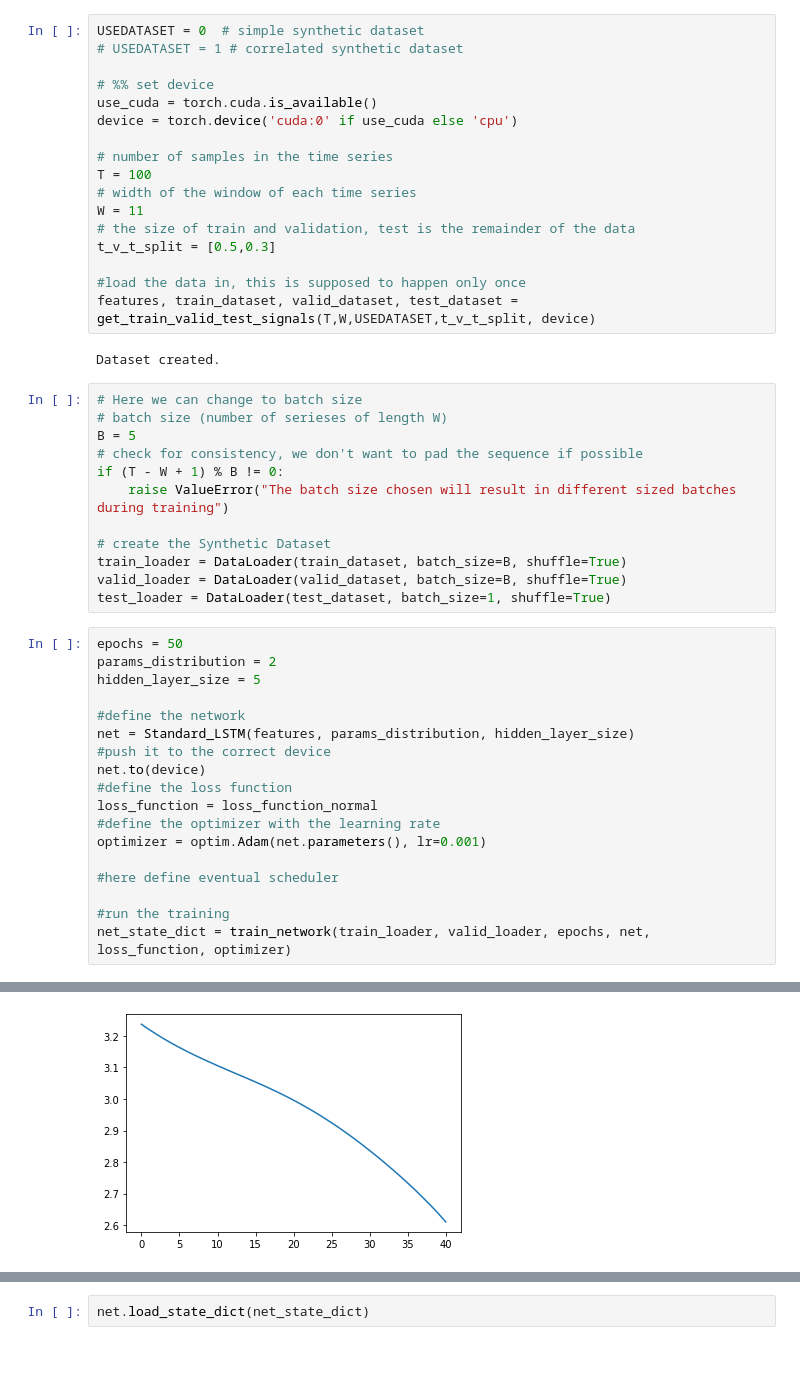
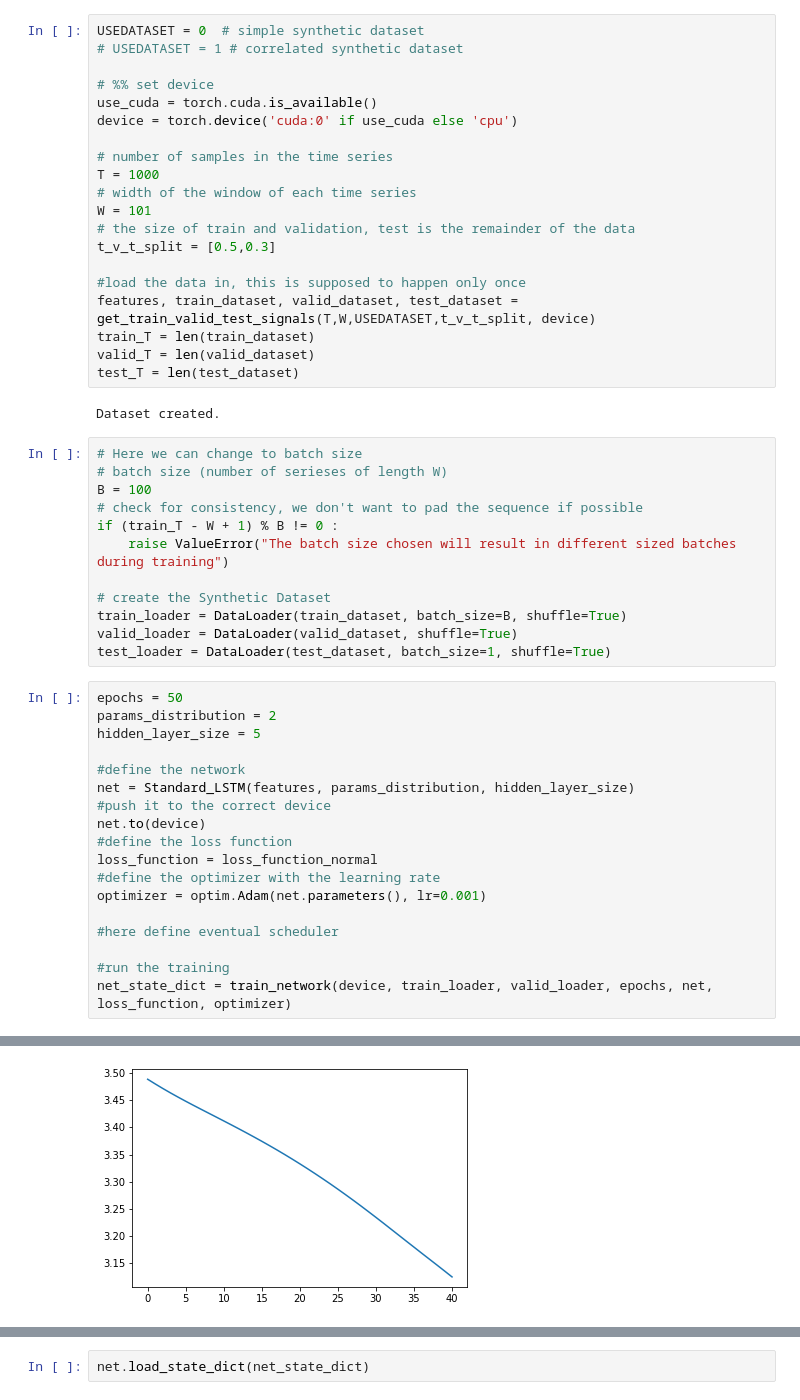
Before and after one commit to samuelepapa/anomaly_detection_vae, a Jupyter notebook: network_tester.ipynb, the cells around one changed output, grey strips where cells are left out. Drawn from its saved outputs; the diff is of its cells as text; blank space fills up the shorter version.

Commit message:
VAE is CUDA-ready and small changes to training.

```diff
--- a/network_tester.ipynb
+++ b/network_tester.ipynb
@@ -16,27 +30,30 @@ use_cuda = torch.cuda.is_available()
 device = torch.device('cuda:0' if use_cuda else 'cpu')
 
 # number of samples in the time series
-T = 100
+T = 1000
 # width of the window of each time series
-W = 11
+W = 101
 # the size of train and validation, test is the remainder of the data
 t_v_t_split = [0.5,0.3]
 
 #load the data in, this is supposed to happen only once
 features, train_dataset, valid_dataset, test_dataset = get_train_valid_test_signals(T,W,USEDATASET,t_v_t_split, device)
+train_T = len(train_dataset)
+valid_T = len(valid_dataset)
+test_T = len(test_dataset)
 # %% [output]
 Dataset created.
 # %%
 # Here we can change to batch size
 # batch size (number of serieses of length W)
-B = 5
+B = 100
 # check for consistency, we don't want to pad the sequence if possible
-if (T - W + 1) % B != 0:
+if (train_T - W + 1) % B != 0 :
     raise ValueError("The batch size chosen will result in different sized batches during training")
 
 # create the Synthetic Dataset
 train_loader = DataLoader(train_dataset, batch_size=B, shuffle=True)
-valid_loader = DataLoader(valid_dataset, batch_size=B, shuffle=True)
+valid_loader = DataLoader(valid_dataset, shuffle=True)
 test_loader = DataLoader(test_dataset, batch_size=1, shuffle=True)
 # %%
 epochs = 50
@@ -55,7 +72,7 @@ optimizer = optim.Adam(net.parameters(), lr=0.001)
 #here define eventual scheduler
 
 #run the training
-net_state_dict = train_network(train_loader, valid_loader, epochs, net, loss_function, optimizer)
+net_state_dict = train_network(device, train_loader, valid_loader, epochs, net, loss_function, optimizer)
 # %% [output]
 Starting training
 Epoch: 0
@@ -70 +87 @@ Epoch: 40
-[figure, old version]
+[figure, new version]
```
Also changed, not shown: parts of 4 cells of this notebook, 3 other files.
